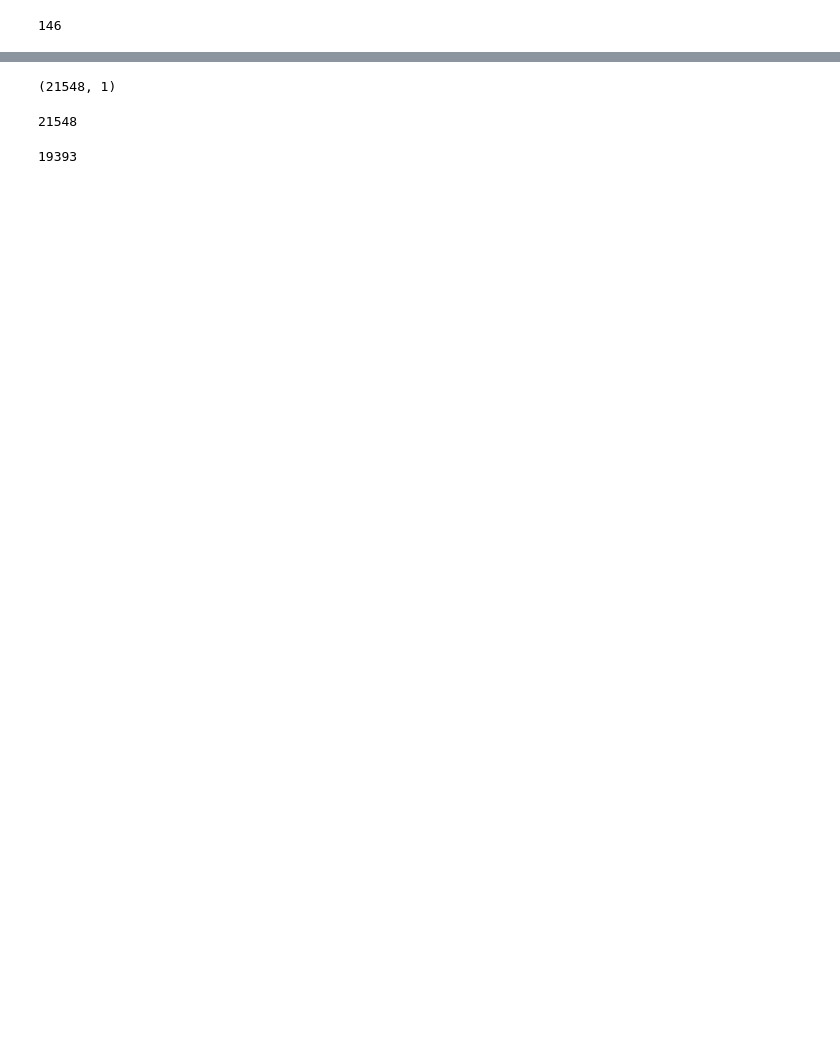
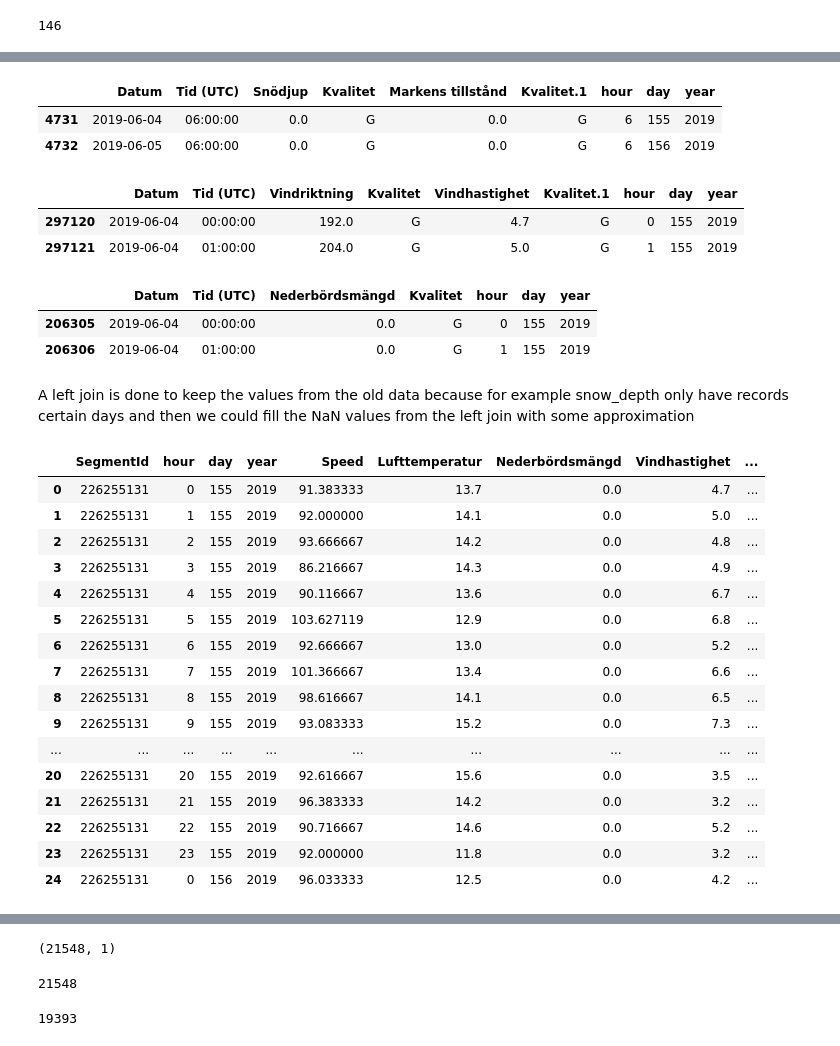
Before and after one commit to andrehoejmark/AVG-Speed-Prediction-of-cars-based-on-road-events, a Jupyter notebook: Prediction of AVG Speed.ipynb, the cells around one changed output, grey strips where cells are left out. Drawn from its saved outputs; the diff is of its cells as text; code cells hidden in the pictures; blank space fills up the shorter version.

Commit message:
Merging of weather data

```diff
--- a/Prediction of AVG Speed.ipynb
+++ b/Prediction of AVG Speed.ipynb
@@ -44,3 +20,8 @@ segment_speeds['day'] = pd.DatetimeIndex(segment_speeds['StartTime']).dayofyear
+# %%
+wind_speed = wind_speed.loc[(wind_speed['Datum'] >= "2019-06-04")]
+rain = rain.loc[(rain['Datum'] >= "2019-06-04")]
+snow_depth = snow_depth.loc[(snow_depth['Datum'] >= "2019-06-04")]
+temperature = temperature.loc[(temperature['Datum'] >= "2019-06-04")]
 # %%
 segment_speeds.head(5)
 # %% [output]
@@ -68,0 +78,5 @@ segment_speeds['Speed'][0:2000].plot()
+# %%
+pd.to_datetime(segment_speeds['StartTime'], format="%Y-%m-%d %H:%M:%S")
+segment_speeds['hour'] = pd.DatetimeIndex(segment_speeds['StartTime']).hour
+segment_speeds['day'] = pd.DatetimeIndex(segment_speeds['StartTime']).dayofyear
+segment_speeds['year'] = pd.DatetimeIndex(segment_speeds['StartTime']).year
@@ -76,0 +95,24 @@ segment_speeds = segment_speeds.interpolate(method='linear', limit_direction='fo
+# %%
+pd.to_datetime(temperature['Datum'], format="%Y-%m-%d")
+pd.to_datetime(temperature['Tid (UTC)'], format="%H:%M:%S")
+temperature['hour'] = pd.DatetimeIndex(temperature['Tid (UTC)']).hour
+temperature['day'] = pd.DatetimeIndex(temperature['Datum']).dayofyear
+temperature['year'] = pd.DatetimeIndex(temperature['Datum']).year
+
+pd.to_datetime(rain['Datum'], format="%Y-%m-%d")
+pd.to_datetime(rain['Tid (UTC)'], format="%H:%M:%S")
+rain['hour'] = pd.DatetimeIndex(rain['Tid (UTC)']).hour
+rain['day'] = pd.DatetimeIndex(rain['Datum']).dayofyear
+rain['year'] = pd.DatetimeIndex(rain['Datum']).year
+
+pd.to_datetime(wind_speed['Datum'], format="%Y-%m-%d")
+pd.to_datetime(wind_speed['Tid (UTC)'], format="%H:%M:%S")
+wind_speed['hour'] = pd.DatetimeIndex(wind_speed['Tid (UTC)']).hour
+wind_speed['day'] = pd.DatetimeIndex(wind_speed['Datum']).dayofyear
+wind_speed['year'] = pd.DatetimeIndex(wind_speed['Datum']).year
+
+pd.to_datetime(snow_depth['Datum'], format="%Y-%m-%d")
+pd.to_datetime(snow_depth['Tid (UTC)'], format="%H:%M:%S")
+snow_depth['hour'] = pd.DatetimeIndex(snow_depth['Tid (UTC)']).hour
+snow_depth['day'] = pd.DatetimeIndex(snow_depth['Datum']).dayofyear
+snow_depth['year'] = pd.DatetimeIndex(snow_depth['Datum']).year
@@ -77 +127,46 @@ segment_speeds = segment_speeds.interpolate(method='linear', limit_direction='fo
+# %%
+snow_depth.head(2)
+# %% [output]
+|  | Datum | Tid (UTC) | Snödjup | Kvalitet | Markens tillstånd | Kvalitet.1 | hour | day | year |
+| 4731 | 2019-06-04 | 06:00:00 | 0.0 | G | 0.0 | G | 6 | 155 | 2019 |
+| 4732 | 2019-06-05 | 06:00:00 | 0.0 | G | 0.0 | G | 6 | 156 | 2019 |
+# %%
+wind_speed.head(2)
+# %% [output]
+|  | Datum | Tid (UTC) | Vindriktning | Kvalitet | Vindhastighet | Kvalitet.1 | hour | day | year |
+| 297120 | 2019-06-04 | 00:00:00 | 192.0 | G | 4.7 | G | 0 | 155 | 2019 |
+| 297121 | 2019-06-04 | 01:00:00 | 204.0 | G | 5.0 | G | 1 | 155 | 2019 |
+# %%
+rain.head(2)
+# %% [output]
+|  | Datum | Tid (UTC) | Nederbördsmängd | Kvalitet | hour | day | year |
+| 206305 | 2019-06-04 | 00:00:00 | 0.0 | G | 0 | 155 | 2019 |
+| 206306 | 2019-06-04 | 01:00:00 | 0.0 | G | 1 | 155 | 2019 |
+# %% [markdown]
+A left join is done to keep the values from the old data because for example snow_depth only have records certain days and then we could fill the NaN values from the left join with some approximation
+# %%
+segment_speeds_weather = pd.merge(segment_speeds[['SegmentId', 'hour', 'day', 'year', 'Speed']], temperature[['Lufttemperatur', 'hour', 'day', 'year']], on=['day', 'year', 'hour'], how='left')
+segment_speeds_weather = pd.merge(segment_speeds_weather, rain[['Nederbördsmängd', 'hour', 'day', 'year']], on=['day', 'year', 'hour'], how='left')
+segment_speeds_weather = pd.merge(segment_speeds_weather, wind_speed[['Vindhastighet', 'hour', 'day', 'year']], on=['day', 'year', 'hour'], how='left')
+segment_speeds_weather = pd.merge(segment_speeds_weather, snow_depth[['Snödjup', 'hour', 'day', 'year']], on=['day', 'year', 'hour'], how='left')
+# %%
+segment_speeds_weather.head(25)
+# %% [output]
+|  | SegmentId | hour | day | year | Speed | Lufttemperatur | Nederbördsmängd | Vindhastighet | ... |
+| 0 | 226255131 | 0 | 155 | 2019 | 91.383333 | 13.7 | 0.0 | 4.7 | ... |
+| 1 | 226255131 | 1 | 155 | 2019 | 92.000000 | 14.1 | 0.0 | 5.0 | ... |
+| 2 | 226255131 | 2 | 155 | 2019 | 93.666667 | 14.2 | 0.0 | 4.8 | ... |
+| 3 | 226255131 | 3 | 155 | 2019 | 86.216667 | 14.3 | 0.0 | 4.9 | ... |
+| 4 | 226255131 | 4 | 155 | 2019 | 90.116667 | 13.6 | 0.0 | 6.7 | ... |
+| 5 | 226255131 | 5 | 155 | 2019 | 103.627119 | 12.9 | 0.0 | 6.8 | ... |
+| 6 | 226255131 | 6 | 155 | 2019 | 92.666667 | 13.0 | 0.0 | 5.2 | ... |
+| 7 | 226255131 | 7 | 155 | 2019 | 101.366667 | 13.4 | 0.0 | 6.6 | ... |
+| 8 | 226255131 | 8 | 155 | 2019 | 98.616667 | 14.1 | 0.0 | 6.5 | ... |
+| 9 | 226255131 | 9 | 155 | 2019 | 93.083333 | 15.2 | 0.0 | 7.3 | ... |
+| ... | ... | ... | ... | ... | ... | ... | ... | ... | ... |
+| 20 | 226255131 | 20 | 155 | 2019 | 92.616667 | 15.6 | 0.0 | 3.5 | ... |
+| 21 | 226255131 | 21 | 155 | 2019 | 96.383333 | 14.2 | 0.0 | 3.2 | ... |
+| 22 | 226255131 | 22 | 155 | 2019 | 90.716667 | 14.6 | 0.0 | 5.2 | ... |
+| 23 | 226255131 | 23 | 155 | 2019 | 92.000000 | 11.8 | 0.0 | 3.2 | ... |
+| 24 | 226255131 | 0 | 156 | 2019 | 96.033333 | 12.5 | 0.0 | 4.2 | ... |
 # %%
```
Also changed, not shown: parts of 61 cells of this notebook, 3 other files.
